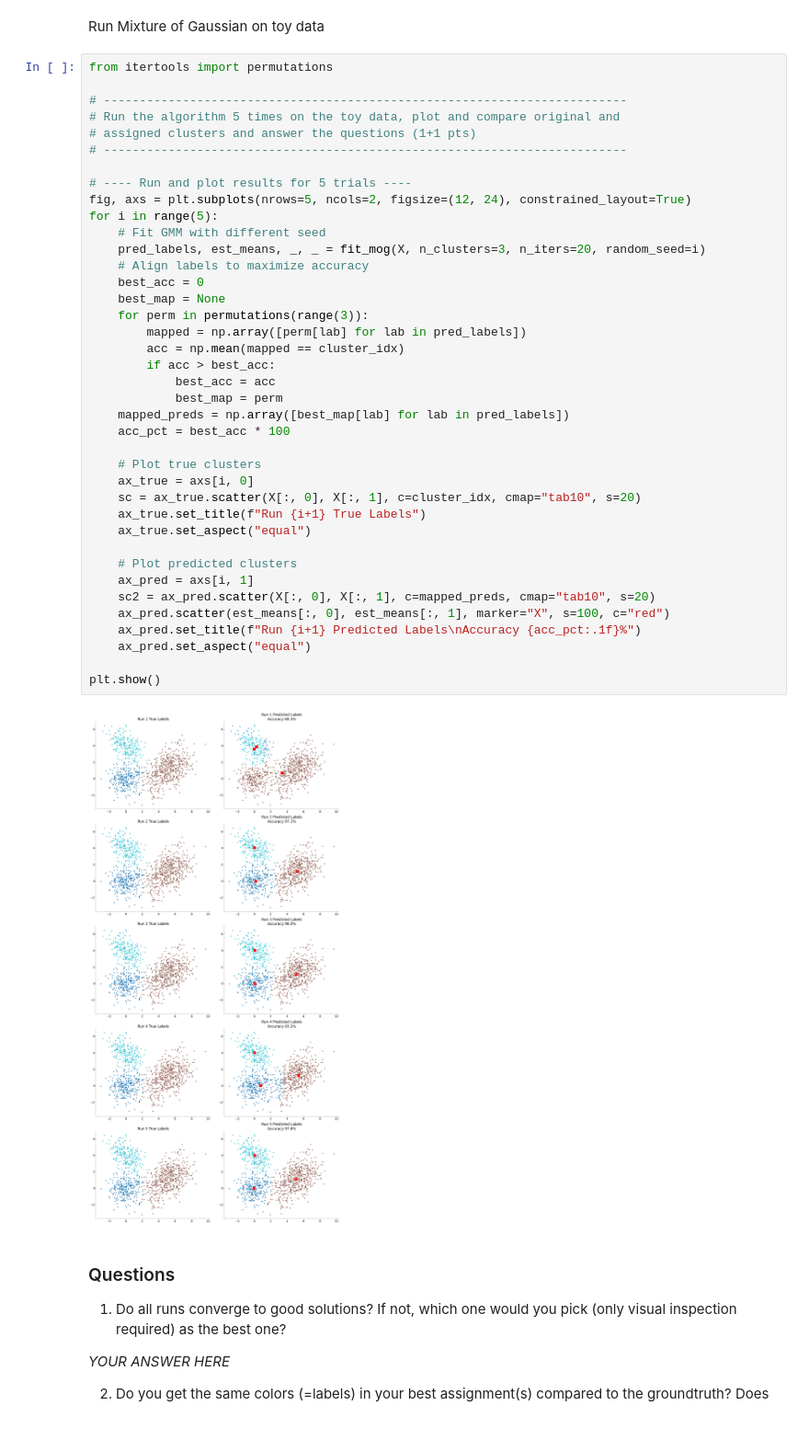
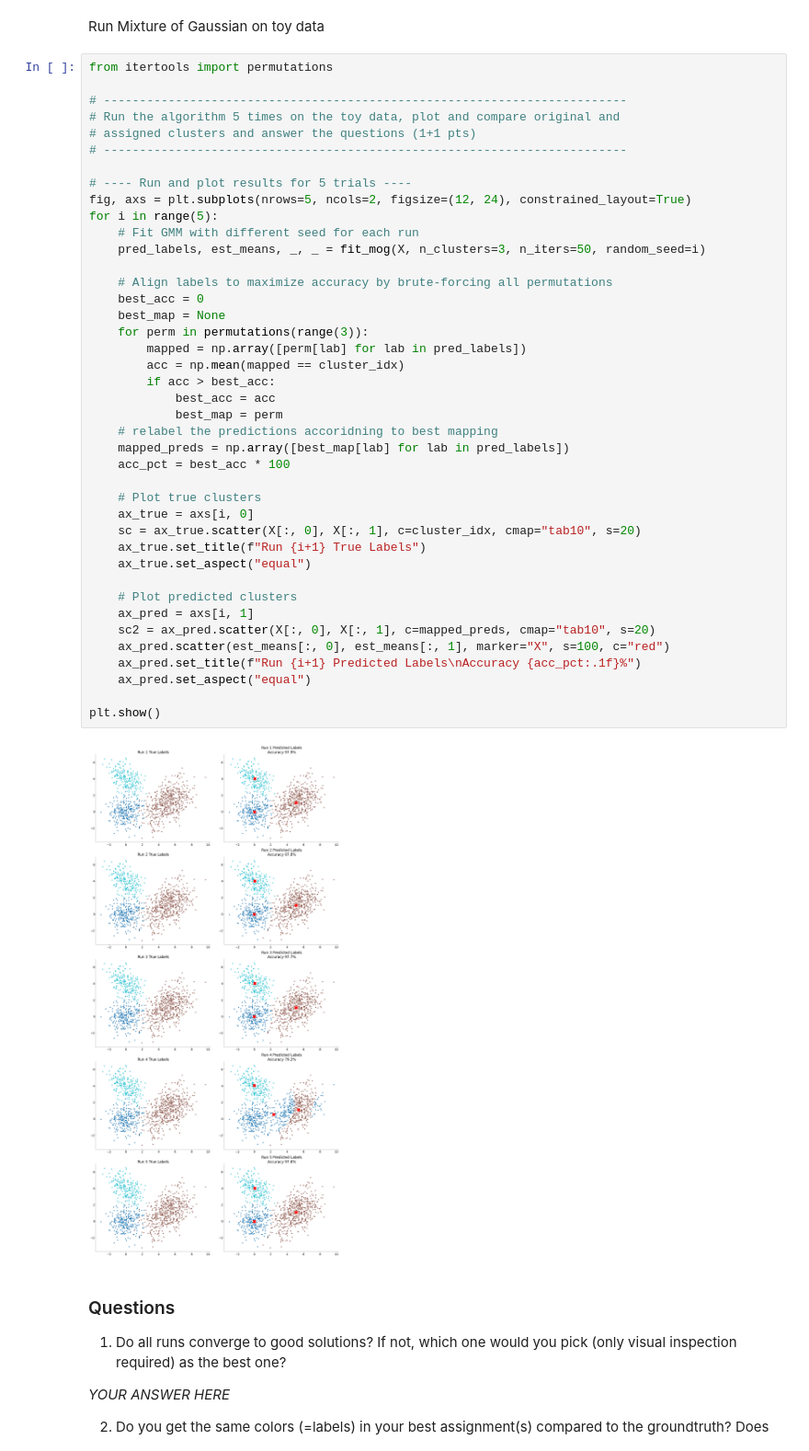
Before and after one commit to flobu98/neural_data_science, a Jupyter notebook: CodingLab2.ipynb, the cells around one changed output. Shown at 92% size. Saved outputs shown, nothing was run; the diff lists cells and outputs as text.

```diff
--- a/CodingLab2.ipynb
+++ b/CodingLab2.ipynb
@@ -293,37 +386,39 @@ from itertools import permutations
 
 # ---- Run and plot results for 5 trials ----
 fig, axs = plt.subplots(nrows=5, ncols=2, figsize=(12, 24), constrained_layout=True)
 for i in range(5):
-    # Fit GMM with different seed
-    pred_labels, est_means, _, _ = fit_mog(X, n_clusters=3, n_iters=20, random_seed=i)
-    # Align labels to maximize accuracy
+    # Fit GMM with different seed for each run
+    pred_labels, est_means, _, _ = fit_mog(X, n_clusters=3, n_iters=50, random_seed=i)
+
+    # Align labels to maximize accuracy by brute-forcing all permutations
     best_acc = 0
     best_map = None
     for perm in permutations(range(3)):
         mapped = np.array([perm[lab] for lab in pred_labels])
         acc = np.mean(mapped == cluster_idx)
         if acc > best_acc:
             best_acc = acc
             best_map = perm
+    # relabel the predictions accoridning to best mapping
     mapped_preds = np.array([best_map[lab] for lab in pred_labels])
     acc_pct = best_acc * 100
 
     # Plot true clusters
     ax_true = axs[i, 0]
     sc = ax_true.scatter(X[:, 0], X[:, 1], c=cluster_idx, cmap="tab10", s=20)
     ax_true.set_title(f"Run {i+1} True Labels")
     ax_true.set_aspect("equal")
 
     # Plot predicted clusters
     ax_pred = axs[i, 1]
     sc2 = ax_pred.scatter(X[:, 0], X[:, 1], c=mapped_preds, cmap="tab10", s=20)
     ax_pred.scatter(est_means[:, 0], est_means[:, 1], marker="X", s=100, c="red")
     ax_pred.set_title(f"Run {i+1} Predicted Labels\nAccuracy {acc_pct:.1f}%")
     ax_pred.set_aspect("equal")
 
 plt.show()
 # %% [output]
-[figure, old version]
+[figure, new version]
 # %% [markdown]
 ### Questions
 
```
Also changed, not shown: parts of 8 cells of this notebook, 1 other file.
